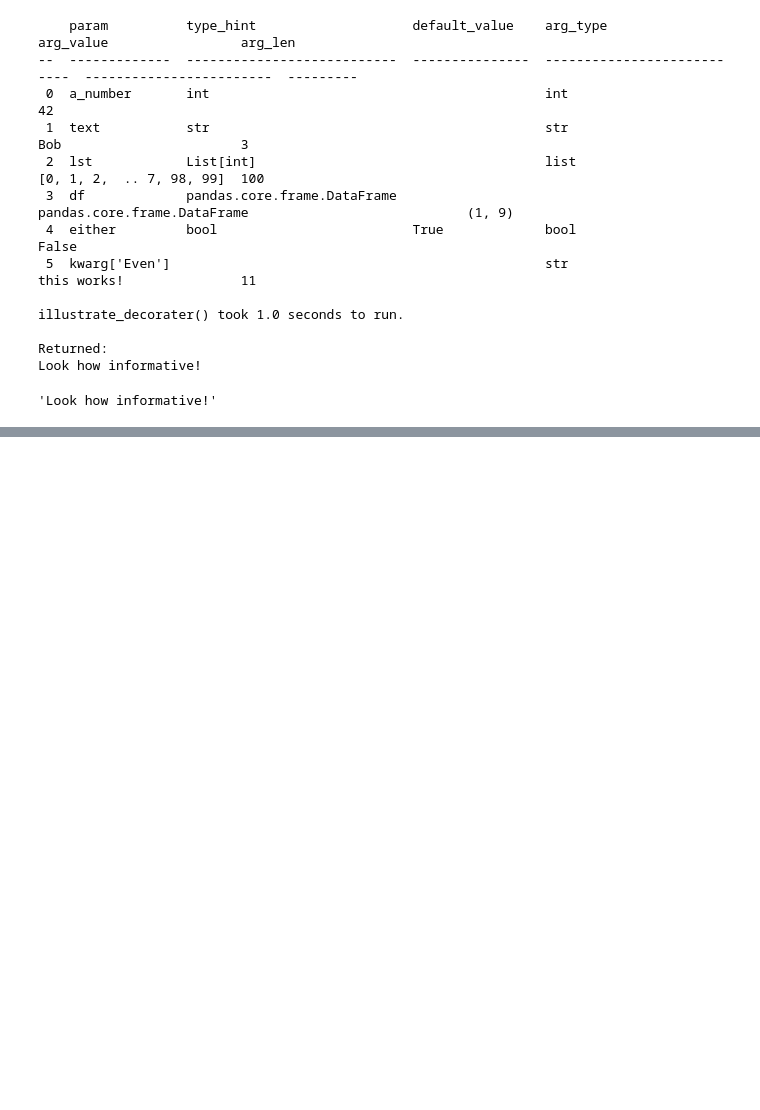
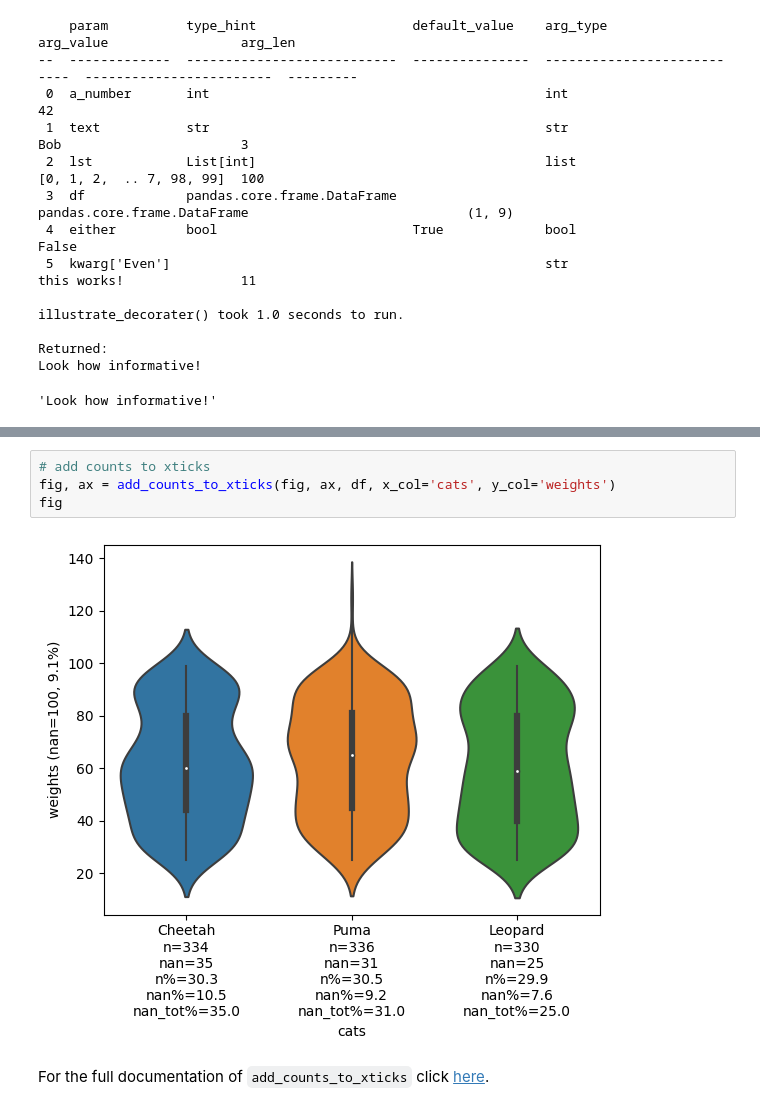
Before and after one commit to sTomerG/extra-datascience-tools, a Jupyter notebook: docs/source/notebooks/tutorial.ipynb, the cells around one changed output, grey strips where cells are left out. Saved outputs shown, nothing was run; the diff lists cells and outputs as text; blank space fills up the shorter version.

Commit message:
updated documentation and upgrade to v0.3.0

```diff
--- a/docs/source/notebooks/tutorial.ipynb
+++ b/docs/source/notebooks/tutorial.ipynb
@@ -43,0 +124,8 @@ Look how informative!
+# %%
+# add counts to xticks
+fig, ax = add_counts_to_xticks(fig, ax, df, x_col='cats', y_col='weights')
+fig
+# %% [output]
+[figure, added]
+# %% [markdown]
+For the full documentation of `add_counts_to_xticks` click [here](https://extra-datascience-tools.readthedocs.io/en/latest/autoapi/extra_ds_tools/plots/format/index.html#extra_ds_tools.plots.format.add_counts_to_xticks).
```
Also changed, not shown: parts of 9 cells of this notebook, 3 other files.
